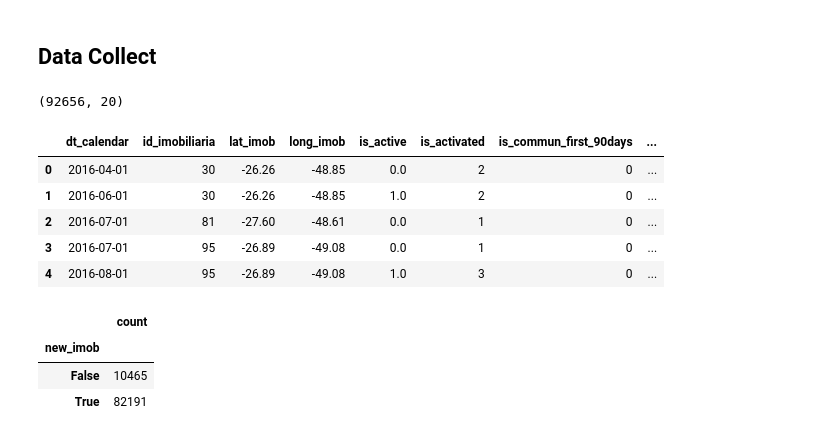
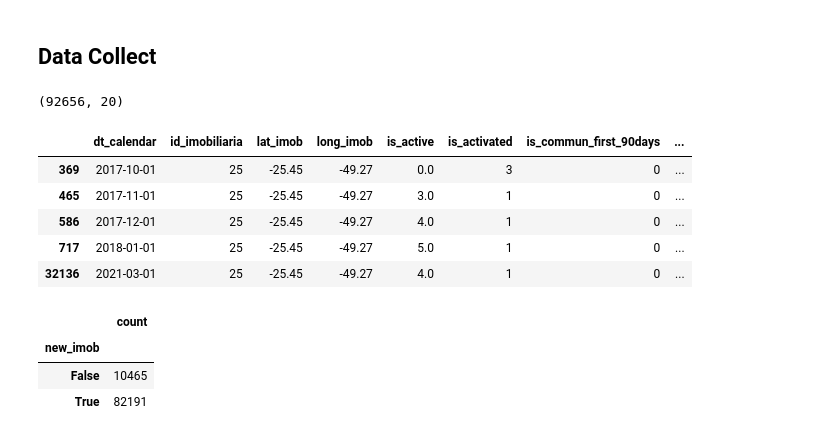
Before and after one commit to loft-br/cp-score-imobiliaria, a Jupyter notebook: notebooks/2_data_preparation.ipynb, the cells around one changed output. Cells and saved outputs as stored; diff of their text form; code cells hidden in the pictures.

```diff
--- a/notebooks/data_preparation.ipynb
+++ b/notebooks/2_data_preparation.ipynb
@@ -10,18 +10,20 @@ from src.data_preprocess import DataProcessor
 ## Data Collect
 # %%
 df_imobs  = pd.read_csv("notebooks/outputs/df_imobs.csv").rename(columns={"dt_ativacao": "dt_calendar"})
+
 df_imobs["dt_calendar"] = pd.to_datetime(df_imobs["dt_calendar"])
+df_imobs = df_imobs.sort_values(["id_imobiliaria", "dt_calendar"])
 
 print(df_imobs.shape)
 df_imobs.head()
 # %% [output]
 (92656, 20)
 |  | dt_calendar | id_imobiliaria | lat_imob | long_imob | is_active | is_activated | is_commun_first_90days | ... |
-| 0 | 2016-04-01 | 30 | -26.26 | -48.85 | 0.0 | 2 | 0 | ... |
-| 1 | 2016-06-01 | 30 | -26.26 | -48.85 | 1.0 | 2 | 0 | ... |
-| 2 | 2016-07-01 | 81 | -27.60 | -48.61 | 0.0 | 1 | 0 | ... |
-| 3 | 2016-07-01 | 95 | -26.89 | -49.08 | 0.0 | 1 | 0 | ... |
-| 4 | 2016-08-01 | 95 | -26.89 | -49.08 | 1.0 | 3 | 0 | ... |
+| 369 | 2017-10-01 | 25 | -25.45 | -49.27 | 0.0 | 3 | 0 | ... |
+| 465 | 2017-11-01 | 25 | -25.45 | -49.27 | 3.0 | 1 | 0 | ... |
+| 586 | 2017-12-01 | 25 | -25.45 | -49.27 | 4.0 | 1 | 0 | ... |
+| 717 | 2018-01-01 | 25 | -25.45 | -49.27 | 5.0 | 1 | 0 | ... |
+| 32136 | 2021-03-01 | 25 | -25.45 | -49.27 | 4.0 | 1 | 0 | ... |
 # %%
 # Novas imobiliárias
 (
```
Also changed, not shown: parts of 19 cells of this notebook, 33 other files.
